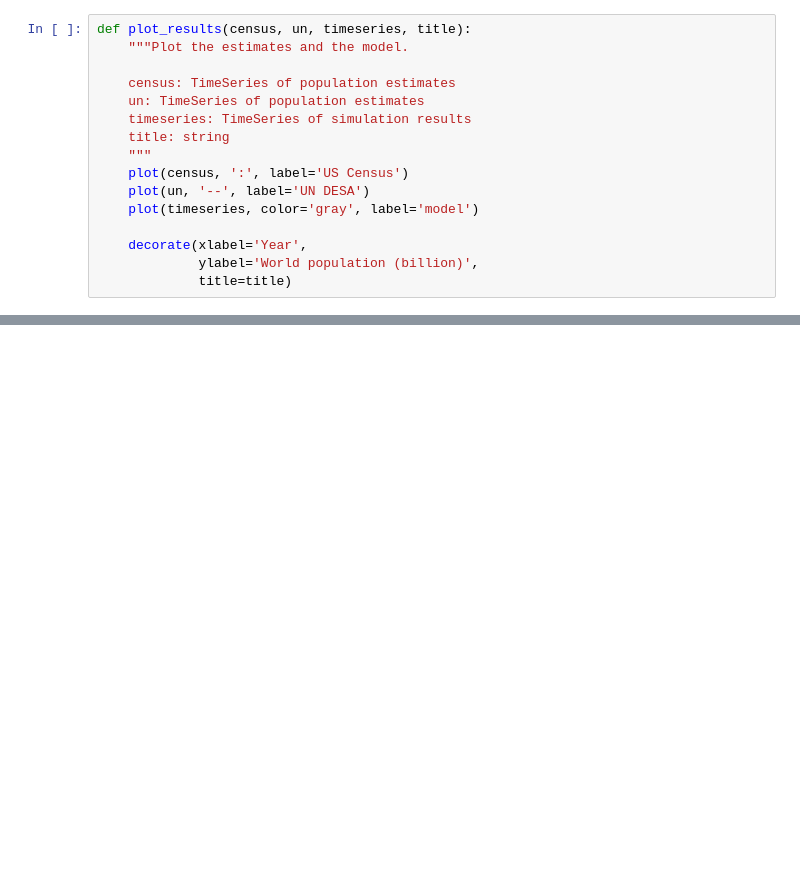
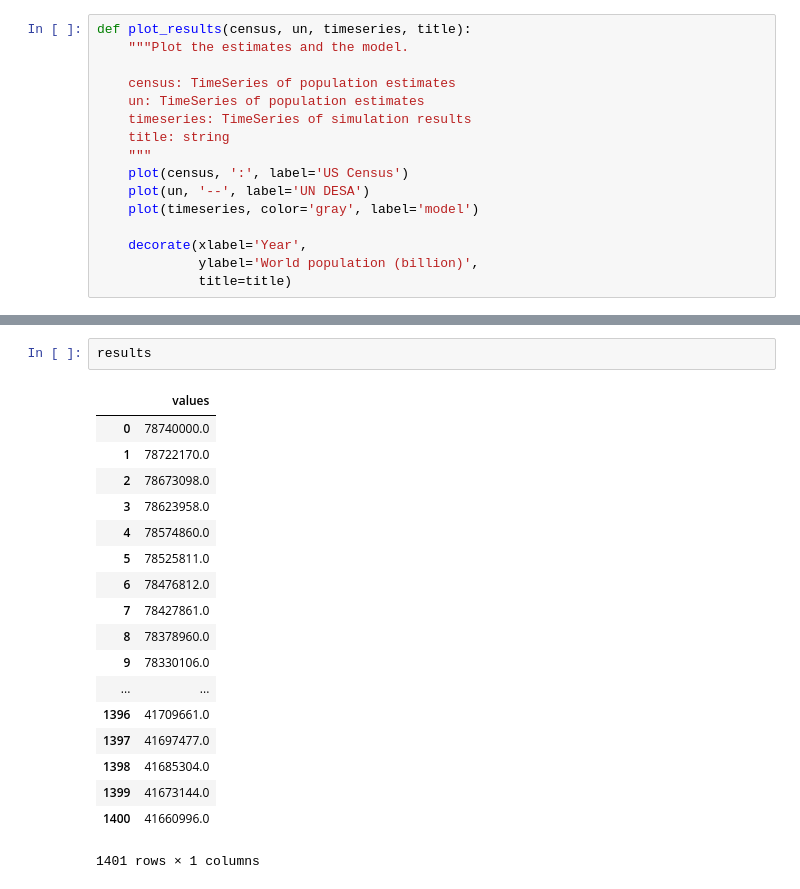
Before and after one commit to SanderMiller/ModSimPy, a Jupyter notebook: code/Project 1 - Ebola.ipynb, the cells around one changed output, grey strips where cells are left out. Drawn from its saved outputs; the diff is of its cells as text; blank space fills up the shorter version.

```diff
--- a/code/Project 1 - Ebola.ipynb
+++ b/code/Project 1 - Ebola.ipynb
@@ -207,0 +131,21 @@ Other than a bump around 1990, net growth rate has been declining roughly linear
+# %%
+results
+# %% [output]
+|  | values |
+| 0 | 78740000.0 |
+| 1 | 78722170.0 |
+| 2 | 78673098.0 |
+| 3 | 78623958.0 |
+| 4 | 78574860.0 |
+| 5 | 78525811.0 |
+| 6 | 78476812.0 |
+| 7 | 78427861.0 |
+| 8 | 78378960.0 |
+| 9 | 78330106.0 |
+| ... | ... |
+| 1396 | 41709661.0 |
+| 1397 | 41697477.0 |
+| 1398 | 41685304.0 |
+| 1399 | 41673144.0 |
+| 1400 | 41660996.0 |
+1401 rows × 1 columns
```
Also changed, not shown: parts of 57 cells of this notebook.
